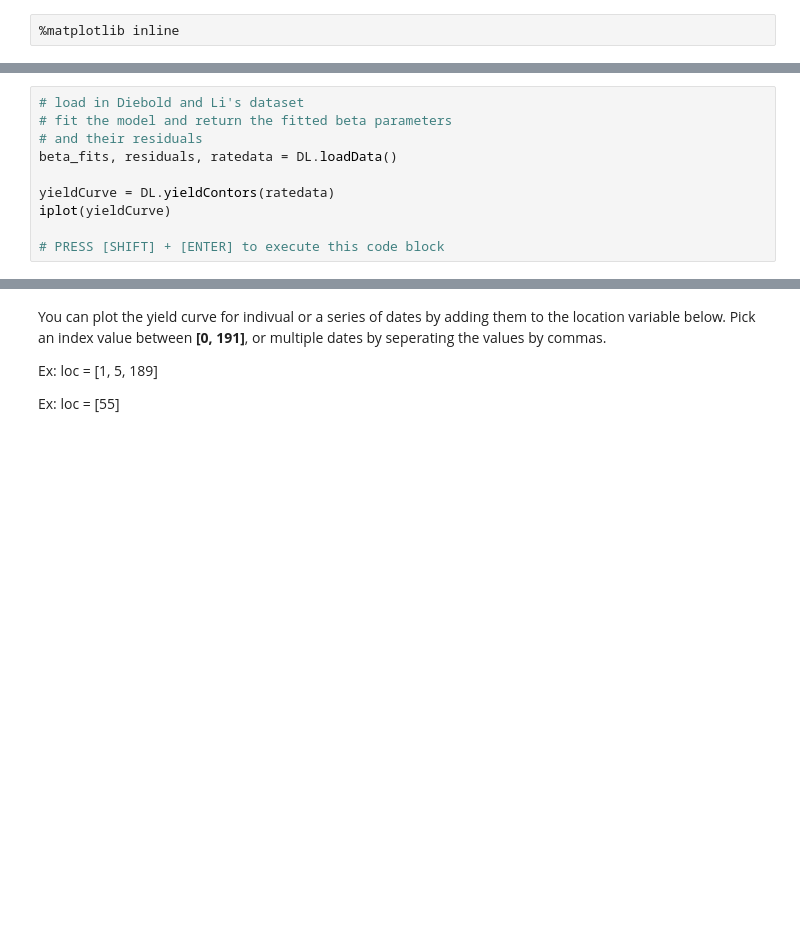
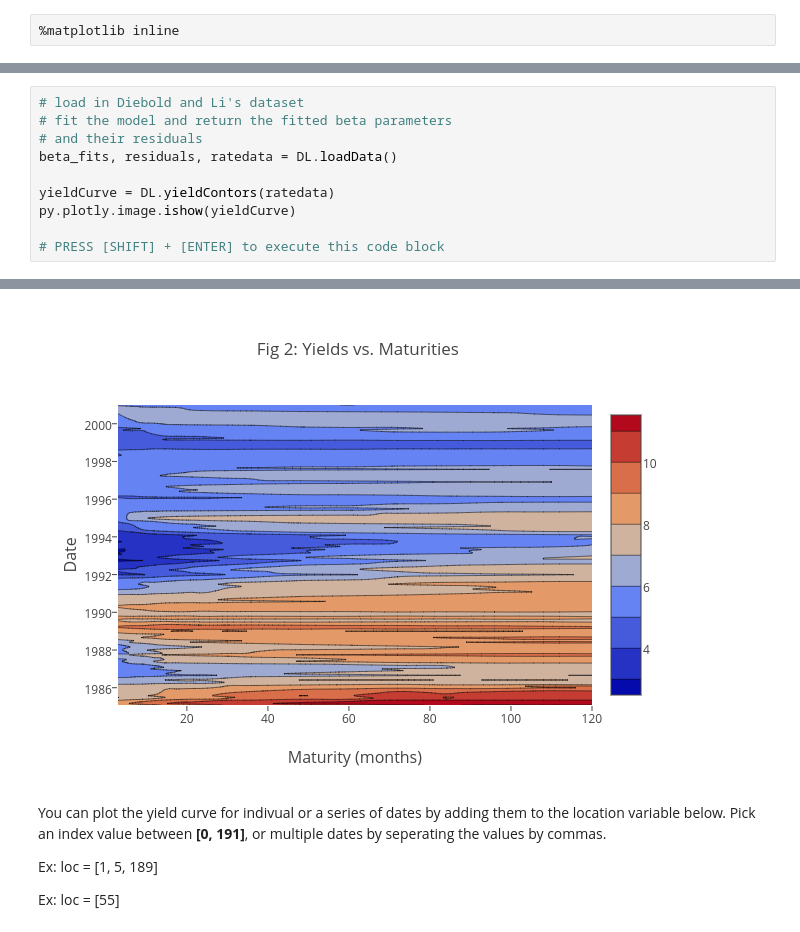
Before and after one commit to 1IfByLAN2IfByC/Diebold_BondYield, a Jupyter notebook: Diebold-Li Model.ipynb, the cells around one changed output, grey strips where cells are left out. Cells and saved outputs as stored; diff of their text form; blank space fills up the shorter version.

```diff
--- a/Diebold-Li Model.ipynb
+++ b/Diebold-Li Model.ipynb
@@ -129,7 +128,7 @@ Fama and Bliss (1987) took an alternative approach, and instead fitted the yield
 beta_fits, residuals, ratedata = DL.loadData()
 
 yieldCurve = DL.yieldContors(ratedata)
-iplot(yieldCurve)
+py.plotly.image.ishow(yieldCurve)
 
 # PRESS [SHIFT] + [ENTER] to execute this code block
 # %% [output]
@@ -137,3 +135,4 @@ iplot(yieldCurve)
+[figure, added]
 # %% [markdown]
 You can plot the yield curve for indivual or a series of dates by adding them to the location variable below. Pick an index value between __[0, 191]__, or multiple dates by seperating the values by commas.
 
```
Also changed, not shown: parts of 11 cells of this notebook, 3 other files.
